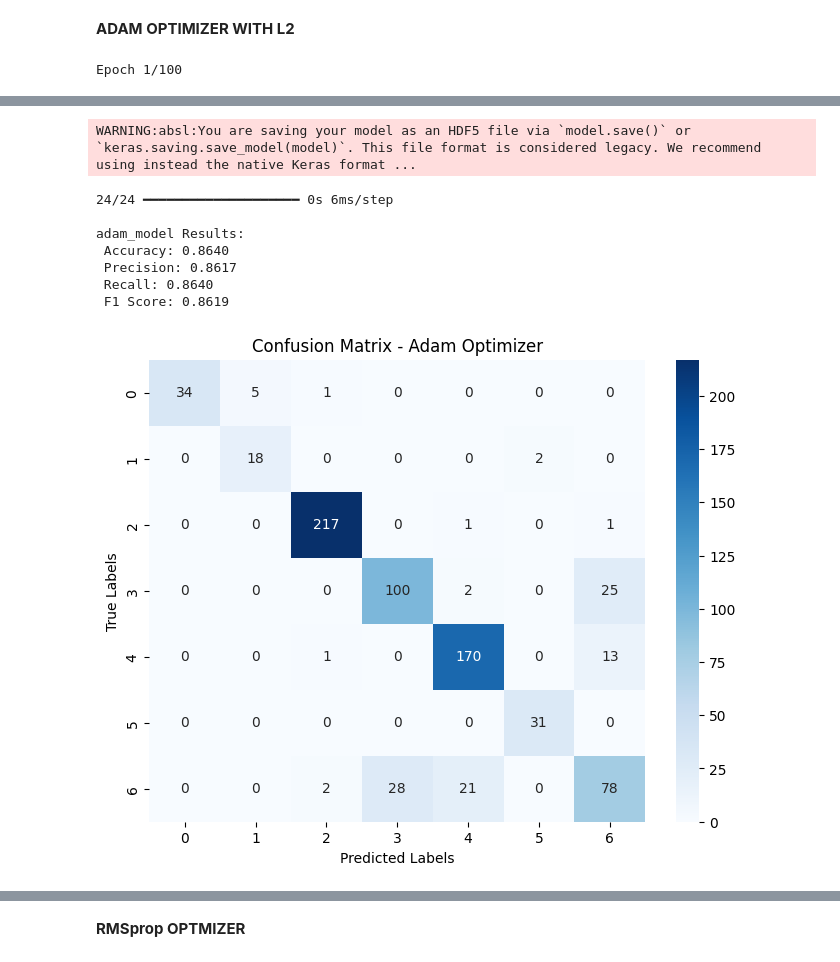
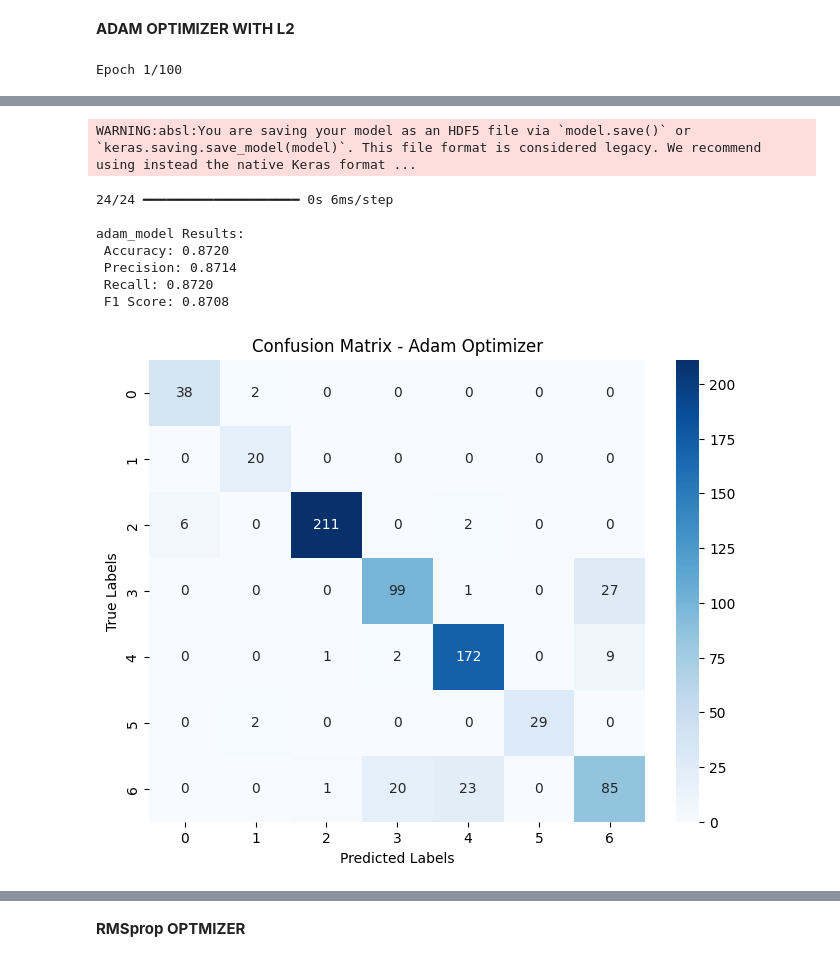
Before and after one commit to g-tumwesigye/FitPredictor_Model, a Jupyter notebook: FitPredictor_Model.ipynb, the cells around one changed output, grey strips where cells are left out. Saved outputs shown, nothing was run; the diff lists cells and outputs as text; code cells hidden in the pictures.

```diff
--- a/FitPredictor_Model.ipynb
+++ b/FitPredictor_Model.ipynb
@@ -136,10 +136,18 @@ y_train_resampled = tf.keras.utils.to_categorical(y_train_resampled)
 # %% [markdown]
 **FUNCTION FOR MODEL TRAINING, SAVING, PREDICTING & COMPUTING THE EVALUATION METRICS**
 # %%
-def train_save_evaluate(model, model_name, X_train, y_train, X_val, y_val, X_test, y_test, save_dir="/content/saved_models"):
+def train_save_evaluate(model, model_name, X_train, y_train, X_val, y_val, X_test, y_test, save_dir="/content/saved_models", callbacks=None):
     os.makedirs(save_dir, exist_ok=True)
 
-    history = model.fit(X_train, y_train, epochs=100, batch_size=32, validation_data=(X_val, y_val), verbose=1)
+    # Passing the callbacks parameter
+    history = model.fit(
+        X_train, y_train,
+        epochs=100,
+        batch_size=32,
+        validation_data=(X_val, y_val),
+        callbacks=callbacks,
+        verbose=1
+    )
 
     model.save(os.path.join(save_dir, f"{model_name}.h5"))
 
@@ -328,6 +336,9 @@ for i in error_indices[:5]:
 # %% [markdown]
 **ADAM OPTIMIZER WITH L2**
 # %%
+# Defining EarlyStopping callback
+early_stop = EarlyStopping(monitor='val_loss', patience=10, restore_best_weights=True)
+
 # Defining the Adam Optimizer Model
 adam_model = Sequential([
     Dense(256, activation='relu', input_shape=(X_train.shape[1],), kernel_regularizer=tf.keras.regularizers.l2(0.001)),
@@ -343,11 +354,16 @@ adam_model = Sequential([
 ])
 
 # Compiling the model
-adam_model.compile(optimizer=Adam(learning_rate=0.0005), loss='categorical_crossentropy', metrics=['accuracy'])
+adam_model.compile(optimizer=Adam(learning_rate=0.0005),
+                   loss='categorical_crossentropy',
+                   metrics=['accuracy'])
 
 # Training, saving, predicting and evaluating the Model
 history_adam, y_pred_probs, y_pred_classes, y_true = train_save_evaluate(
-    adam_model, "adam_model", X_train_resampled, y_train_resampled, X_val, y_val, X_test, y_test
+    adam_model, "adam_model",
+    X_train_resampled, y_train_resampled,
+    X_val, y_val, X_test, y_test,
+    callbacks=[early_stop]
 )
 
 # Computing ROC Curve and AUC
@@ -395,9 +411,9 @@ Epoch 100/100
 WARNING:absl:You are saving your model as an HDF5 file via `model.save()` or `keras.saving.save_model(model)`. This file format is considered legacy. We recommend using instead the native Keras format ...
 24/24 ━━━━━━━━━━━━━━━━━━━━ 0s 6ms/step
 
 adam_model Results:
- Accuracy: 0.8640
- Precision: 0.8617
- Recall: 0.8640
- F1 Score: 0.8619
+ Accuracy: 0.8720
+ Precision: 0.8714
+ Recall: 0.8720
+ F1 Score: 0.8708
-[figure, old version]
+[figure, new version]
```
Also changed, not shown: parts of 5 cells of this notebook.
